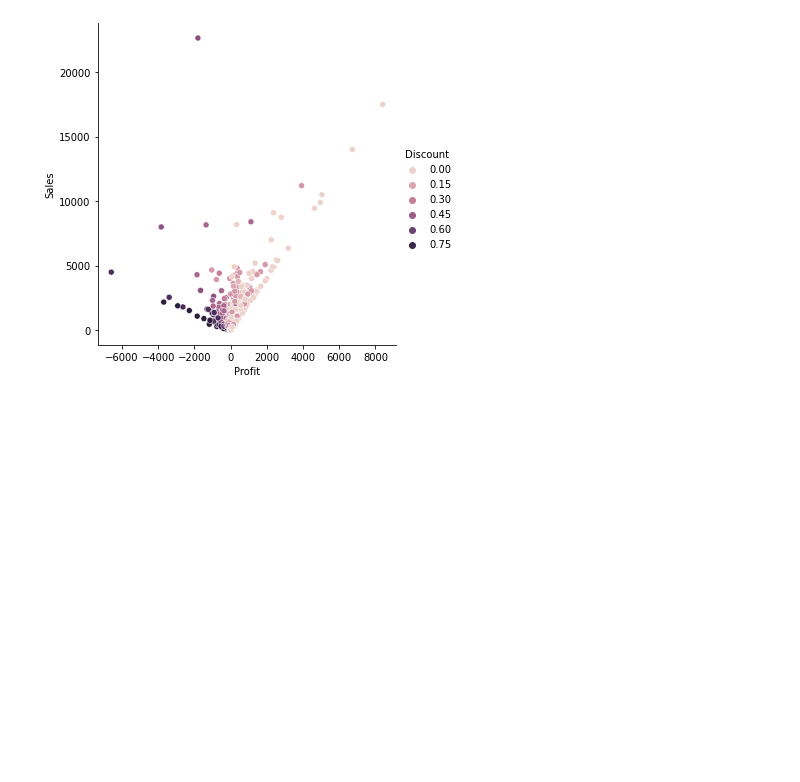
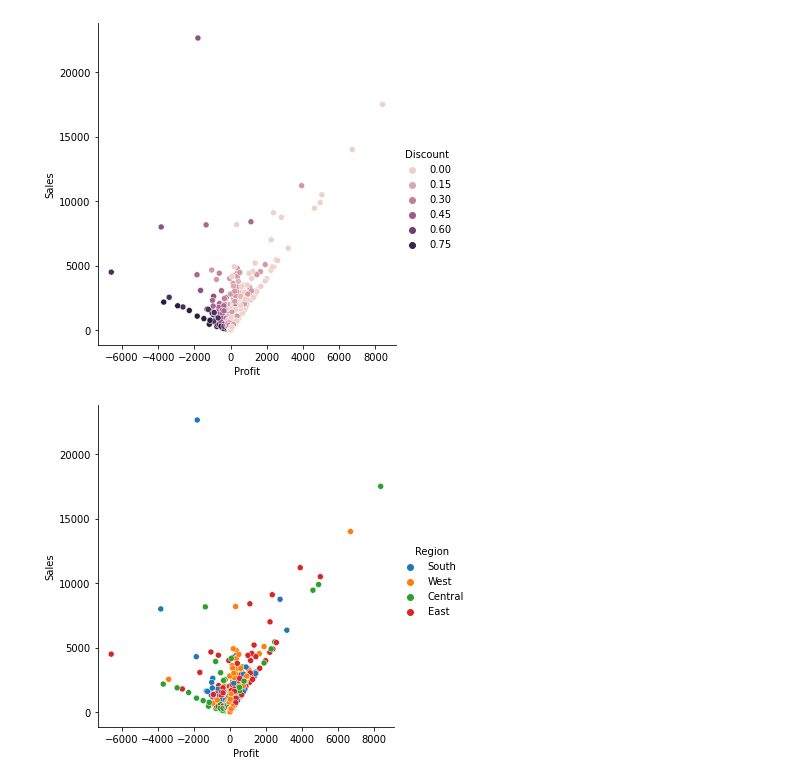
Before and after one commit to AveiroR7/Retailer, a Jupyter notebook: EDAproject.ipynb, the cells around one changed output. Cells and saved outputs as stored; diff of their text form; code cells hidden in the pictures; blank space fills up the shorter version.

```diff
--- a/EDAproject.ipynb
+++ b/EDAproject.ipynb
@@ -68,3 +68,7 @@ retail.to_csv('Retail.csv')
 sns.relplot(x="Profit", y="Sales", hue="Discount", data=retail);
 # %% [output]
 [figure]
+# %%
+sns.relplot(x="Profit", y="Sales", hue="Region", data=retail);
+# %% [output]
+[figure, added]
```
